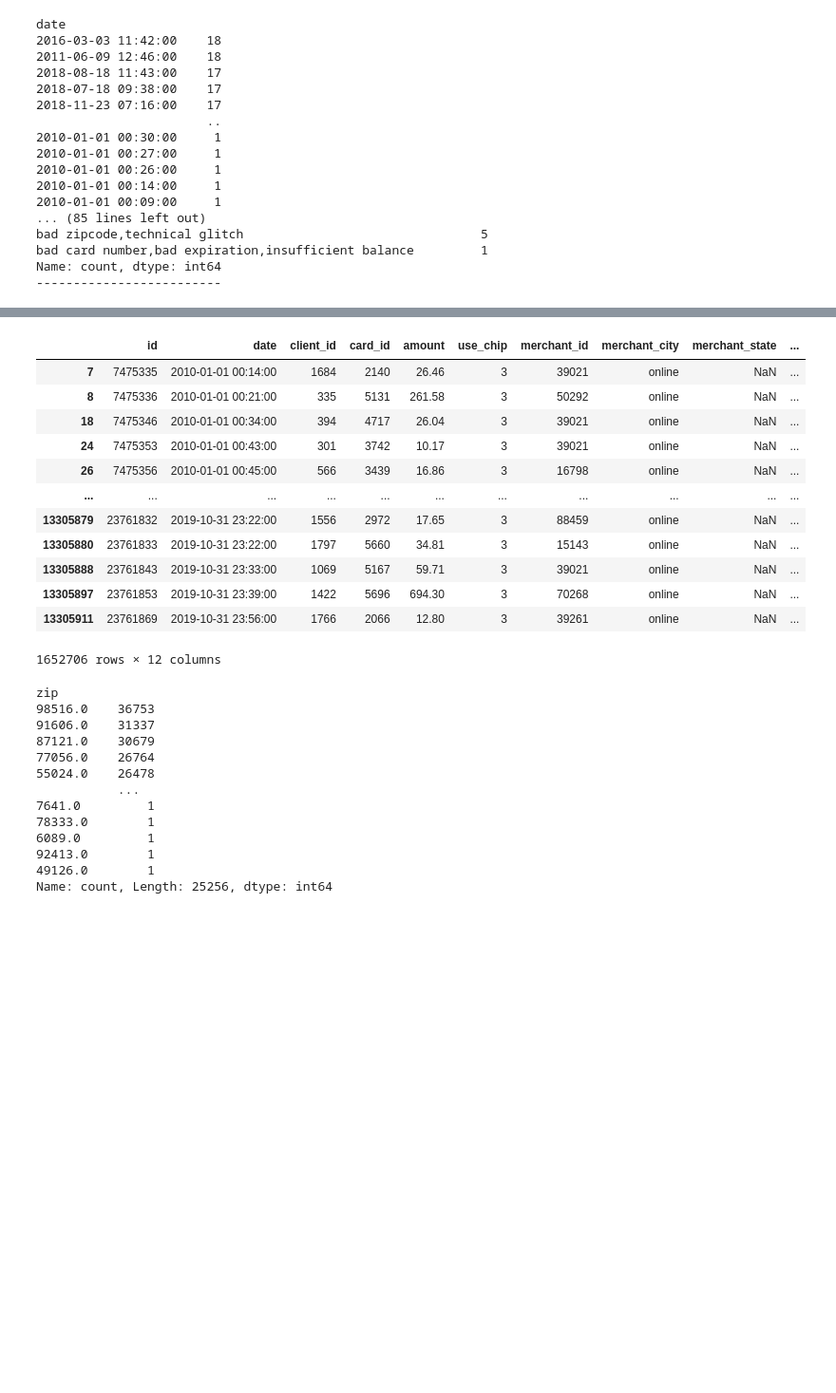
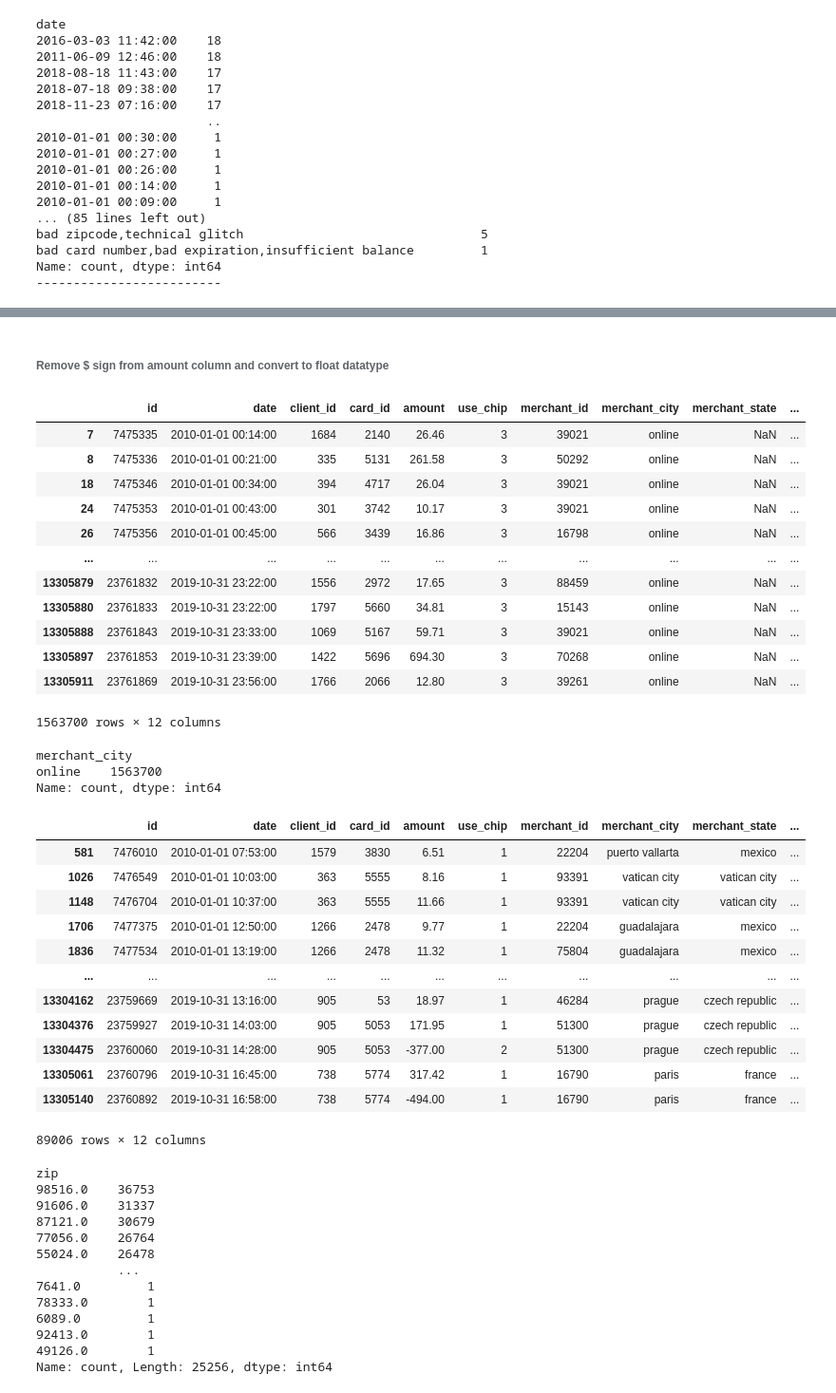
Before and after one commit to arraby-alt/fraud-transactions, a Jupyter notebook: eda.ipynb, the cells around one changed output, grey strips where cells are left out. Shown at 95% size. Cells and saved outputs as stored; diff of their text form; code cells hidden in the pictures; blank space fills up the shorter version.

```diff
--- a/eda.ipynb
+++ b/eda.ipynb
@@ -297,9 +351,11 @@ Name: count, dtype: int64
 # %%
 df_transactions['use_chip'] = df_transactions['use_chip'].map({'swipe transaction': 1, 'chip transaction' : 2, 'online transaction': 3})
+# %% [markdown]
+###### Remove $ sign from amount column and convert to float datatype
 # %%
 df_transactions['amount'] = df_transactions['amount'].replace(r'[\$,]', '', regex=True).astype(float)
 # %%
-df_transactions[df_transactions.zip.isna()]
+df_transactions[df_transactions.zip.isna() & df_transactions.merchant_state.isna()]
 # %% [output]
 |  | id | date | client_id | card_id | amount | use_chip | merchant_id | merchant_city | merchant_state | ... |
 | 7 | 7475335 | 2010-01-01 00:14:00 | 1684 | 2140 | 26.46 | 3 | 39021 | online | NaN | ... |
@@ -313,7 +369,29 @@ df_transactions[df_transactions.zip.isna()]
 | 13305888 | 23761843 | 2019-10-31 23:33:00 | 1069 | 5167 | 59.71 | 3 | 39021 | online | NaN | ... |
 | 13305897 | 23761853 | 2019-10-31 23:39:00 | 1422 | 5696 | 694.30 | 3 | 70268 | online | NaN | ... |
 | 13305911 | 23761869 | 2019-10-31 23:56:00 | 1766 | 2066 | 12.80 | 3 | 39261 | online | NaN | ... |
-1652706 rows × 12 columns
+1563700 rows × 12 columns
+# %%
+df_transactions[df_transactions.zip.isna() & df_transactions.merchant_state.isna()]["merchant_city"].value_counts()
+# %% [output]
+merchant_city
+online    1563700
+Name: count, dtype: int64
+# %%
+df_transactions[df_transactions.zip.isna() & ~df_transactions.merchant_state.isna()]
+# %% [output]
+|  | id | date | client_id | card_id | amount | use_chip | merchant_id | merchant_city | merchant_state | ... |
+| 581 | 7476010 | 2010-01-01 07:53:00 | 1579 | 3830 | 6.51 | 1 | 22204 | puerto vallarta | mexico | ... |
+| 1026 | 7476549 | 2010-01-01 10:03:00 | 363 | 5555 | 8.16 | 1 | 93391 | vatican city | vatican city | ... |
+| 1148 | 7476704 | 2010-01-01 10:37:00 | 363 | 5555 | 11.66 | 1 | 93391 | vatican city | vatican city | ... |
+| 1706 | 7477375 | 2010-01-01 12:50:00 | 1266 | 2478 | 9.77 | 1 | 22204 | guadalajara | mexico | ... |
+| 1836 | 7477534 | 2010-01-01 13:19:00 | 1266 | 2478 | 11.32 | 1 | 75804 | guadalajara | mexico | ... |
+| ... | ... | ... | ... | ... | ... | ... | ... | ... | ... | ... |
+| 13304162 | 23759669 | 2019-10-31 13:16:00 | 905 | 53 | 18.97 | 1 | 46284 | prague | czech republic | ... |
+| 13304376 | 23759927 | 2019-10-31 14:03:00 | 905 | 5053 | 171.95 | 1 | 51300 | prague | czech republic | ... |
+| 13304475 | 23760060 | 2019-10-31 14:28:00 | 905 | 5053 | -377.00 | 2 | 51300 | prague | czech republic | ... |
+| 13305061 | 23760796 | 2019-10-31 16:45:00 | 738 | 5774 | 317.42 | 1 | 16790 | paris | france | ... |
+| 13305140 | 23760892 | 2019-10-31 16:58:00 | 738 | 5774 | -494.00 | 1 | 16790 | paris | france | ... |
+89006 rows × 12 columns
 # %%
 df_transactions['zip'].value_counts()
 # %% [output]
```
Also changed, not shown: parts of 28 cells of this notebook.
